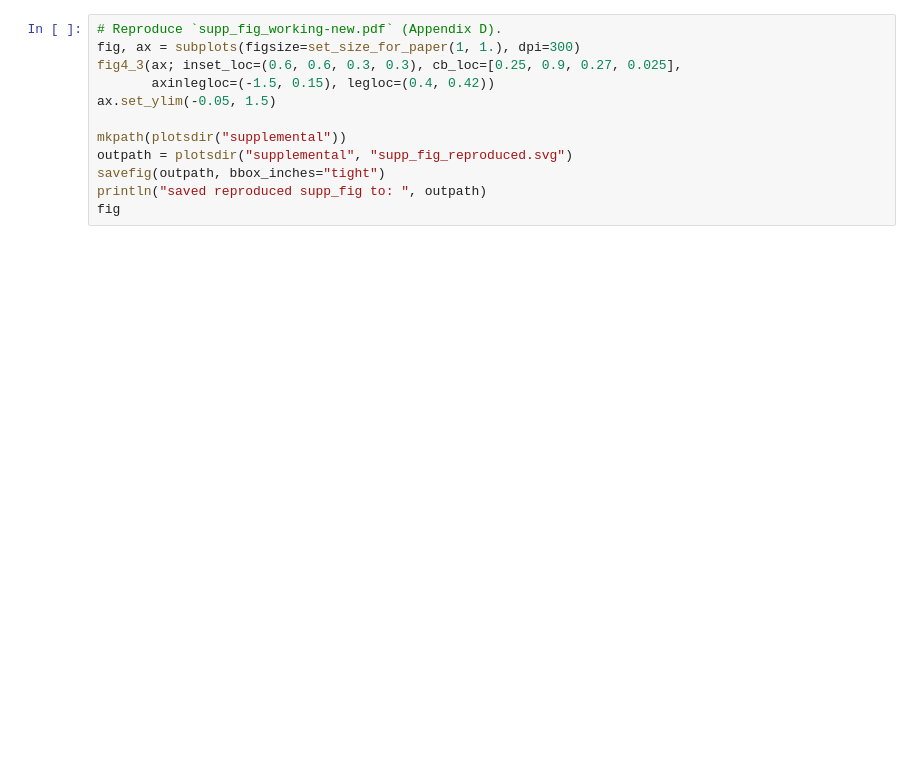
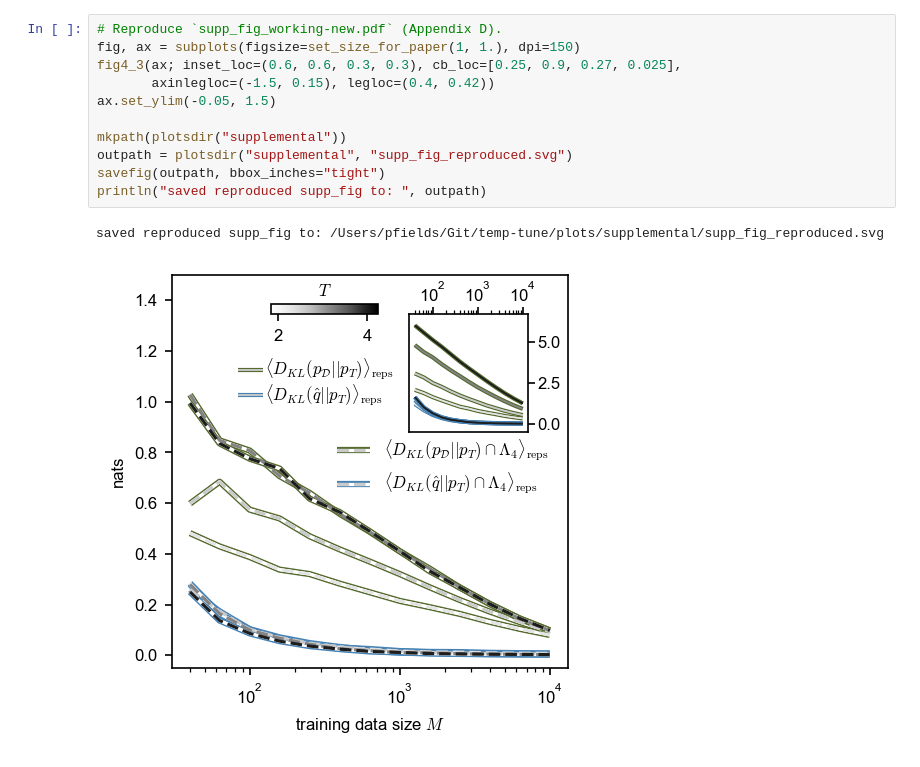
Before and after one commit to sepalmer/temp-tune, a Jupyter notebook: notebooks/supplemental/ising_appendix.ipynb, the cells around one changed output. Drawn from its saved outputs; the diff is of its cells as text; blank space fills up the shorter version.

Commit message:
supp figs and nbs

```diff
--- a/notebooks/supplemental/ising_appendix.ipynb
+++ b/notebooks/supplemental/ising_appendix.ipynb
@@ -199,12 +214,14 @@ Mss     = Int.(round.(10 .^ collect(1:0.2:4)))[4:end]  # 13 values, aligns with
 # %%
 # Reproduce `supp_fig_working-new.pdf` (Appendix D).
-fig, ax = subplots(figsize=set_size_for_paper(1, 1.), dpi=300)
+fig, ax = subplots(figsize=set_size_for_paper(1, 1.), dpi=150)
 fig4_3(ax; inset_loc=(0.6, 0.6, 0.3, 0.3), cb_loc=[0.25, 0.9, 0.27, 0.025],
        axinlegloc=(-1.5, 0.15), legloc=(0.4, 0.42))
 ax.set_ylim(-0.05, 1.5)
 
 mkpath(plotsdir("supplemental"))
 outpath = plotsdir("supplemental", "supp_fig_reproduced.svg")
 savefig(outpath, bbox_inches="tight")
 println("saved reproduced supp_fig to: ", outpath)
-fig
+# %% [output]
+saved reproduced supp_fig to: /Users/pfields/Git/temp-tune/plots/supplemental/supp_fig_reproduced.svg
+[figure, added]
```
Also changed, not shown: parts of 7 cells of this notebook, 8 other files.
